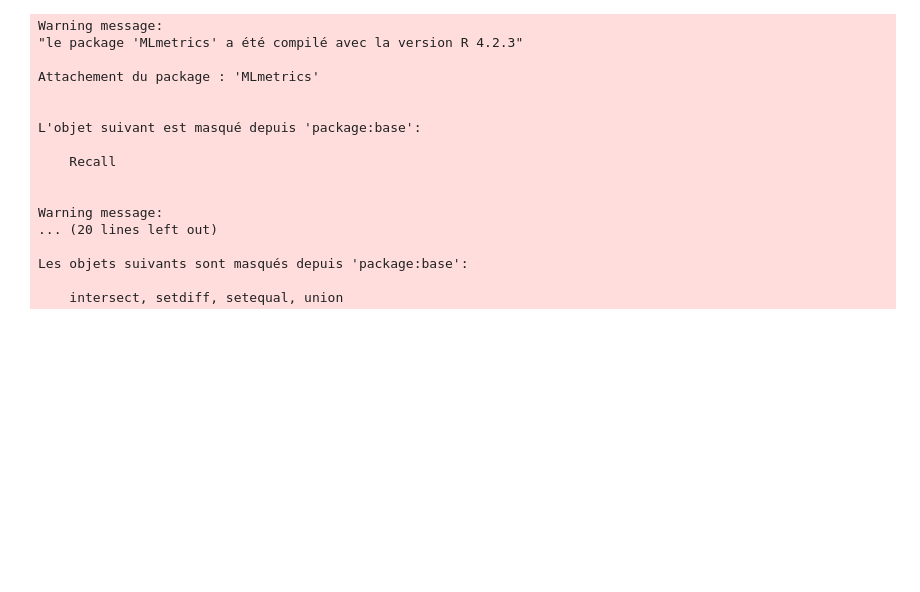
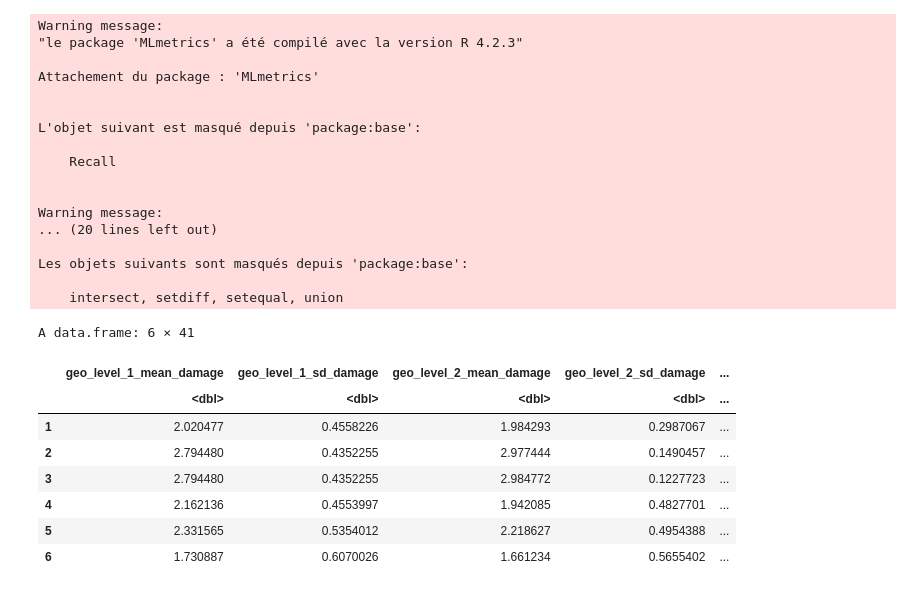
Before and after one commit to bikostet/richter-s-predictor-group-42, a Jupyter notebook: randomForestTune_final.ipynb, the cells around one changed output. Saved outputs shown, nothing was run; the diff lists cells and outputs as text; code cells hidden in the pictures; blank space fills up the shorter version.

```diff
--- a/randomForestTune_final.ipynb
+++ b/randomForestTune_final.ipynb
@@ -101,6 +101,18 @@ Les objets suivants sont masqués depuis 'package:base':
     intersect, setdiff, setequal, union
 # %%
 datam<-read.csv("data_target_encoding.csv",stringsAsFactors = T)
+# %%
+head(datam)
+# %% [output]
+A data.frame: 6 × 41
+|  | geo_level_1_mean_damage | geo_level_1_sd_damage | geo_level_2_mean_damage | geo_level_2_sd_damage | ... |
+|  | <dbl> | <dbl> | <dbl> | <dbl> | ... |
+| 1 | 2.020477 | 0.4558226 | 1.984293 | 0.2987067 | ... |
+| 2 | 2.794480 | 0.4352255 | 2.977444 | 0.1490457 | ... |
+| 3 | 2.794480 | 0.4352255 | 2.984772 | 0.1227723 | ... |
+| 4 | 2.162136 | 0.4553997 | 1.942085 | 0.4827701 | ... |
+| 5 | 2.331565 | 0.5354012 | 2.218627 | 0.4954388 | ... |
+| 6 | 1.730887 | 0.6070026 | 1.661234 | 0.5655402 | ... |
 # %%
 k = 10
 
```
Also changed, not shown: parts of 3 cells of this notebook.
